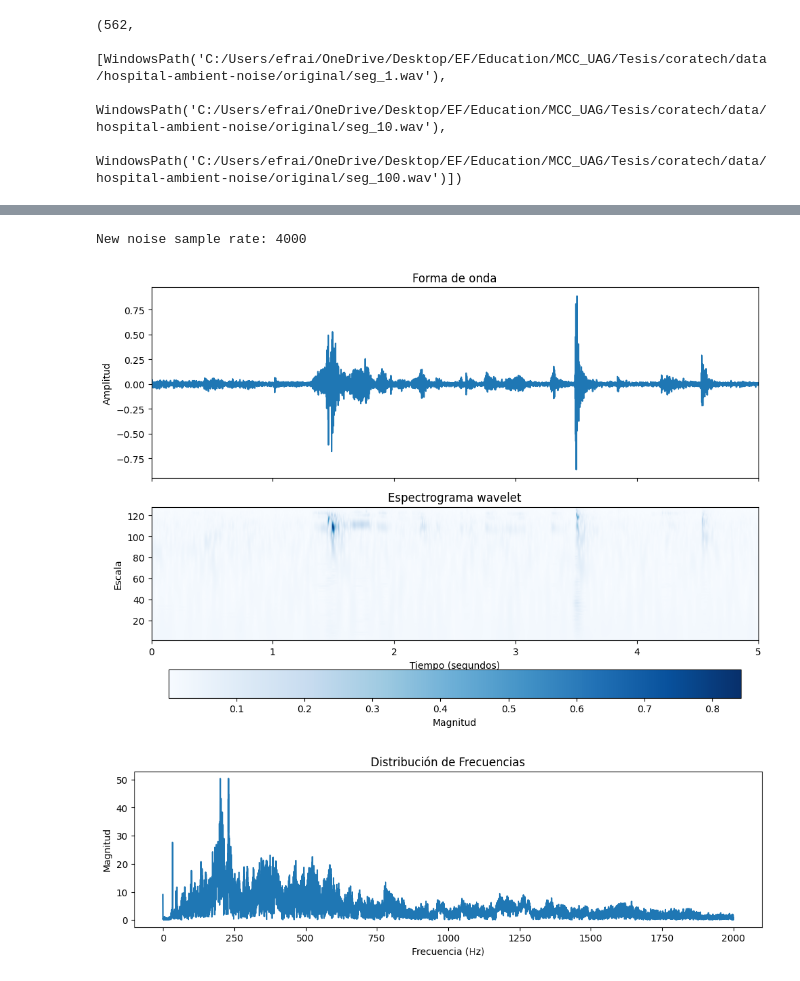
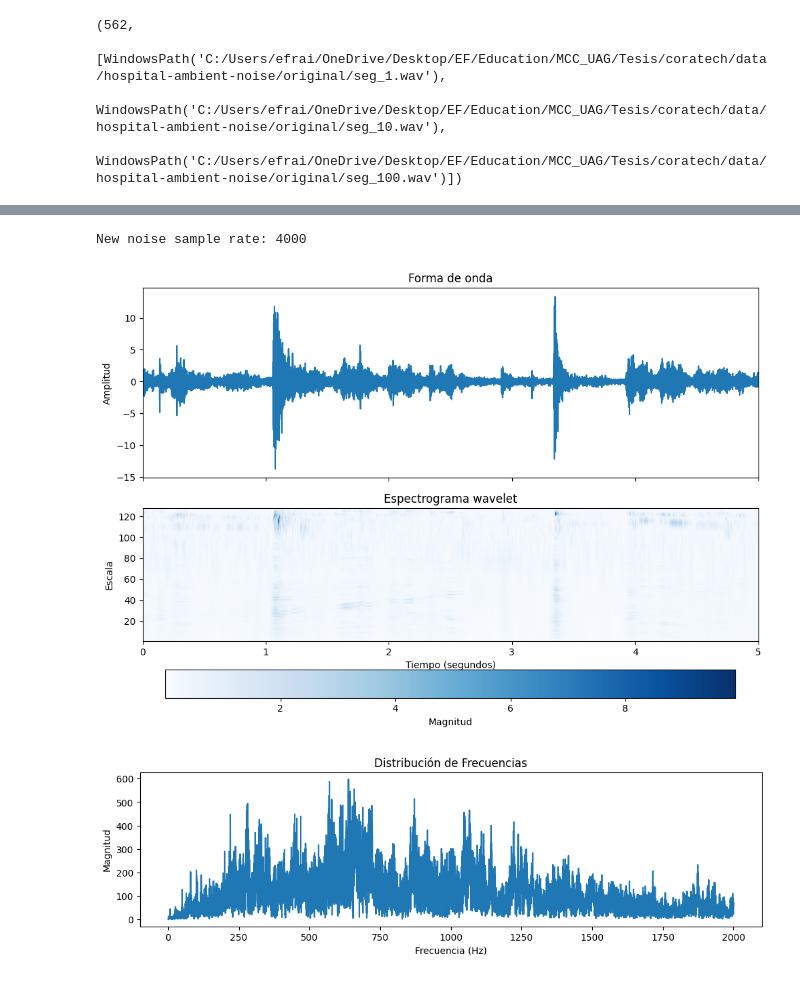
Before and after one commit to Afroefras/coratech, a Jupyter notebook: notebooks/hospital-ambient-noise/noiser.ipynb, the cells around one changed output, grey strips where cells are left out. Saved outputs shown, nothing was run; the diff lists cells and outputs as text; code cells hidden in the pictures.

```diff
--- a/notebooks/hospital-ambient-noise/noiser.ipynb
+++ b/notebooks/hospital-ambient-noise/noiser.ipynb
@@ -9,7 +9,7 @@ from helpers.plot import compare_audios, plot_wavelet_spectrogram, plot_audio_ff
 # %%
 base_dir = get_base_dir()
 HEARTBEATS_FILE_NAME = "000-20240910-1753.pt"
-heartbeats_dir = base_dir.joinpath("data", "model", "train", HEARTBEATS_FILE_NAME)
+heartbeats_dir = base_dir.joinpath("data", "model", "original", HEARTBEATS_FILE_NAME)
 
 mobile, stethos, heartbeats_sample_rate = torch.load(heartbeats_dir)
 mobile.shape, stethos.shape, heartbeats_sample_rate
@@ -47,13 +50,14 @@ print(f"Noise sample rate: {noise_sample_rate}")
 Noise sample rate: 44100
 # %%
 noise, noise_sample_rate = resample_audio(noise, noise_sample_rate, heartbeats_sample_rate)
+noise = standard_scale(noise)
 print(f"New noise sample rate: {noise_sample_rate}")
 
 plot_wavelet_spectrogram(noise.numpy(), noise_sample_rate, downsample_factor=1)
 plot_audio_fft(noise.numpy(), noise_sample_rate)
 Audio(noise, rate=noise_sample_rate, autoplay=True)
 # %% [output]
 New noise sample rate: 4000
-[figure, old version]
+[figure, new version]
-[figure, old version]
+[figure, new version]
 [interactive output not drawn]
```
Also changed, not shown: parts of 5 cells of this notebook, 4 other files.
